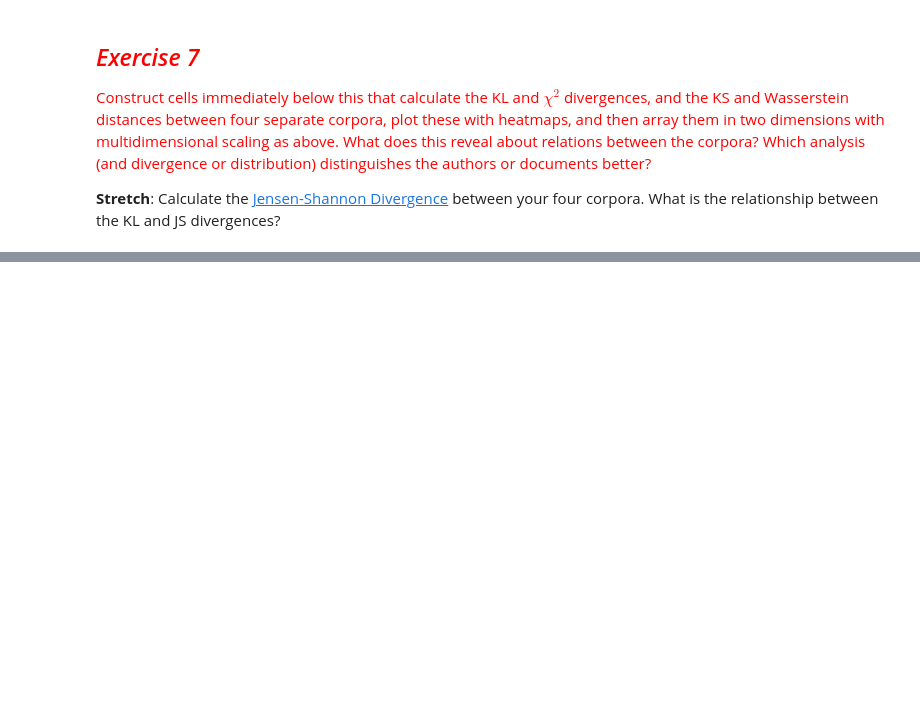
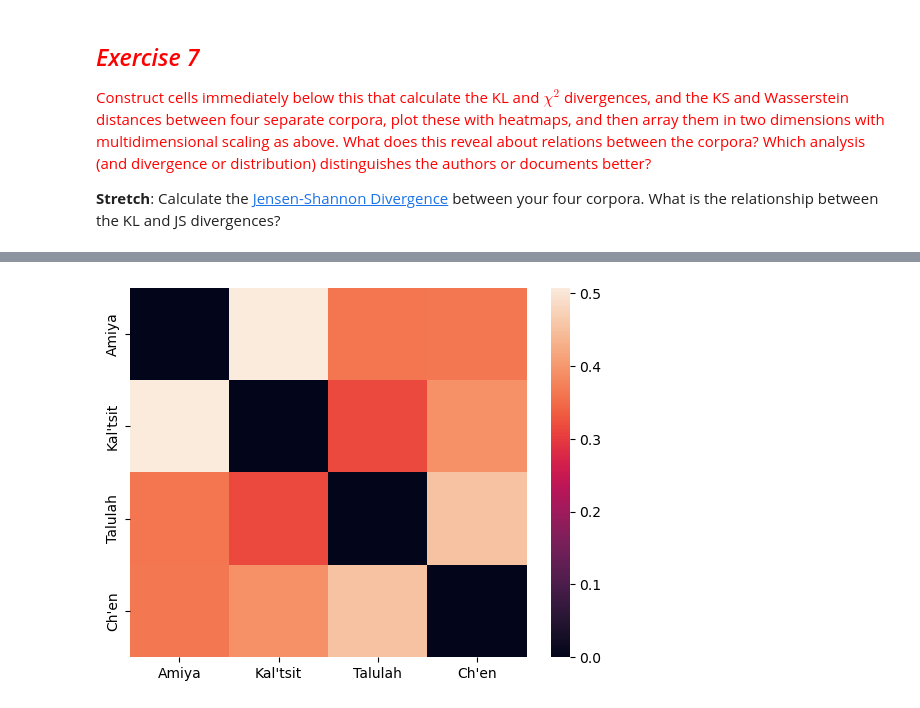
Before and after one commit to Marugannwg/Contant_Analysis_Study, a Jupyter notebook: week 2/2-Counting Words & Phrases to Trace the Distribution of Meaning.ipynb, the cells around one changed output, grey strips where cells are left out. Cells and saved outputs as stored; diff of their text form; code cells hidden in the pictures; blank space fills up the shorter version.

```diff
--- a/week 2/2-Counting Words & Phrases to Trace the Distribution of Meaning.ipynb
+++ b/week 2/2-Counting Words & Phrases to Trace the Distribution of Meaning.ipynb
@@ -2791,0 +2952,15 @@ What are "The Passionate Pilgrim" and "The Phoenix and the Turtle"? Little known
+# %%
+# KS divergence matrix
+
+divergence_matrix = np.zeros((len(characters), len(characters)))
+divergence_matrix = create_divergence_matrix(characters, divergence_matrix, difference="KS")
+
+# plot the heatmap
+
+fig = plt.figure()
+
+div = pandas.DataFrame(divergence_matrix, columns = ['Amiya', 'Kal\'tsit', 'Talulah', 'Ch\'en'], index = ['Amiya', 'Kal\'tsit', 'Talulah', 'Ch\'en'])
+ax = sns.heatmap(div)
+plt.show()
+# %% [output]
+[figure, added]
```
Also changed, not shown: parts of 16 cells of this notebook.
